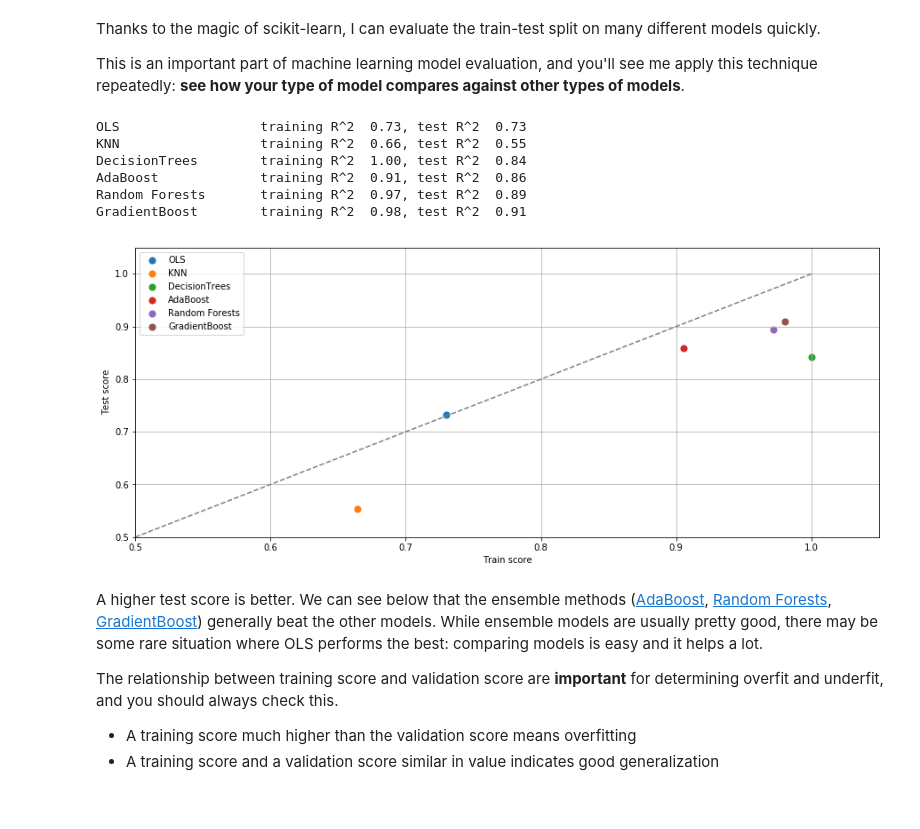
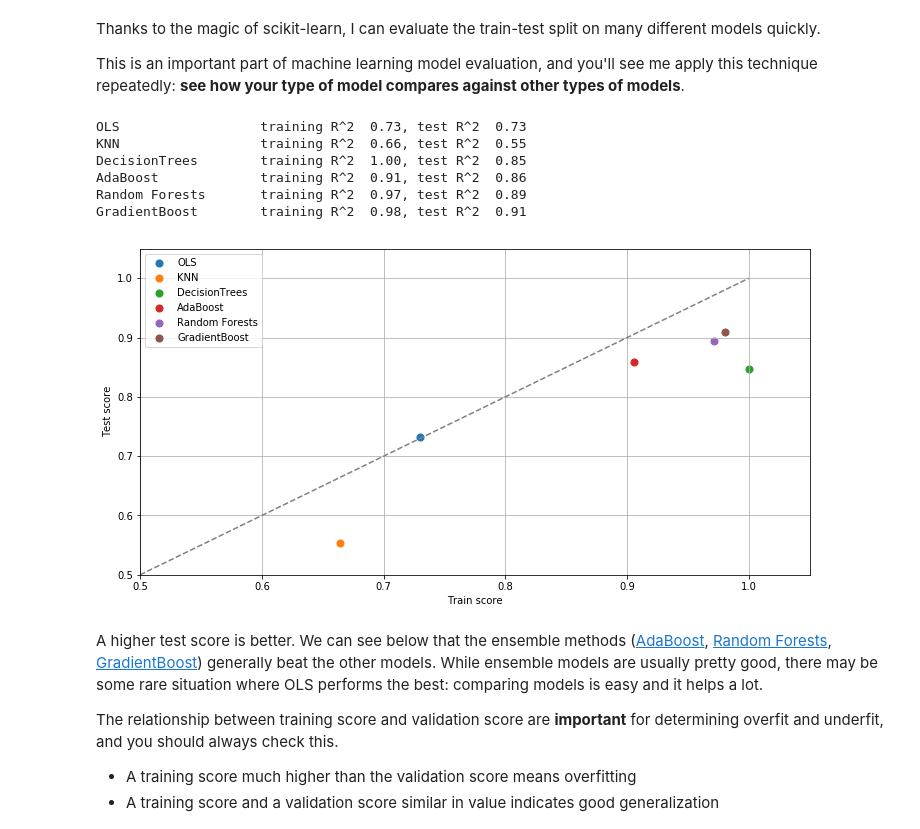
Before and after one commit to sjchiass/ml_guides, a Jupyter notebook: Statistical Learning/3_Model_Evaluation.ipynb, the cells around one changed output. Drawn from its saved outputs; the diff is of its cells as text; code cells hidden in the pictures; blank space fills up the shorter version.

Commit message:
fixed squished graphs

```diff
--- a/Statistical Learning/3_Model_Evaluation.ipynb
+++ b/Statistical Learning/3_Model_Evaluation.ipynb
@@ -92,38 +92,38 @@ regressors = {"OLS" : LinearRegression(),
               "GradientBoost" : GradientBoostingRegressor(random_state=1234)
              }
 
-fig, ax = plt.subplots(figsize=(15, 6))
+fig, ax = plt.subplots(figsize=(12, 6))
 
 # You can use the zip() function to iterate over multiple series
 for name, regressor in regressors.items():
     model = regressor
     # fit instance
     fit = model.fit(X=X_train, y=y_train)
     # R^2
     train_score = r2_score(y_true = y_train, y_pred = model.predict(X=X_train))
     test_score = r2_score(y_true = y_test, y_pred = model.predict(X=X_test))
 
     # print results
     print("{:<20} training R^2 {:5.2f}, test R^2 {:5.2f}".format(name, train_score, test_score))
 
     ax.scatter(train_score, test_score, s=50, label=name)
 
 
 ax.legend()
 ax.axis((0.5, 1.05, 0.5, 1.05))
 ax.grid(True)
 ax.add_line(lines.Line2D([0.5, 1], [0.5, 1], c="grey", ls="--"))
 plt.xlabel("Train score")
 plt.ylabel("Test score")
 plt.show()
 # %% [output]
 OLS                  training R^2  0.73, test R^2  0.73
 KNN                  training R^2  0.66, test R^2  0.55
-DecisionTrees        training R^2  1.00, test R^2  0.84
+DecisionTrees        training R^2  1.00, test R^2  0.85
 AdaBoost             training R^2  0.91, test R^2  0.86
 Random Forests       training R^2  0.97, test R^2  0.89
 GradientBoost        training R^2  0.98, test R^2  0.91
-[figure, old version]
+[figure, new version]
 # %% [markdown]
 A higher test score is better. We can see below that the ensemble methods ([AdaBoost](http://scikit-learn.org/stable/modules/generated/sklearn.ensemble.AdaBoostRegressor.html#sklearn.ensemble.AdaBoostRegressor), [Random Forests](http://scikit-learn.org/stable/modules/generated/sklearn.ensemble.RandomForestRegressor.html), [GradientBoost](http://scikit-learn.org/stable/modules/generated/sklearn.ensemble.GradientBoostingRegressor.html)) generally beat the other models. While ensemble models are usually pretty good, there may be some rare situation where OLS performs the best: comparing models is easy and it helps a lot.
 
```
Also changed, not shown: parts of 6 cells of this notebook.
